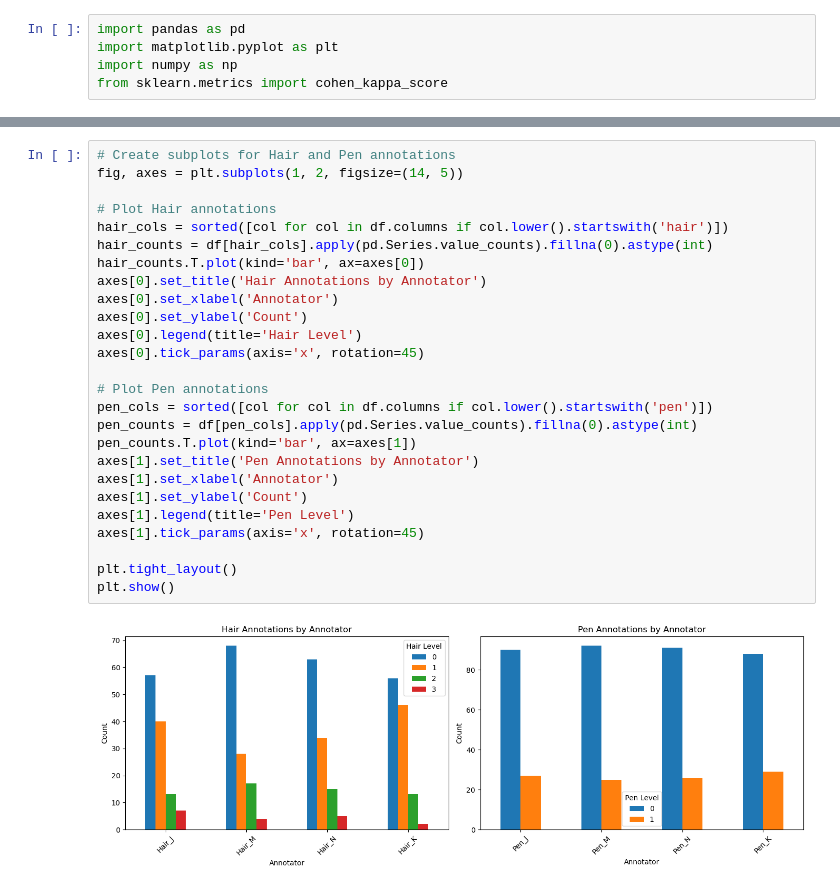
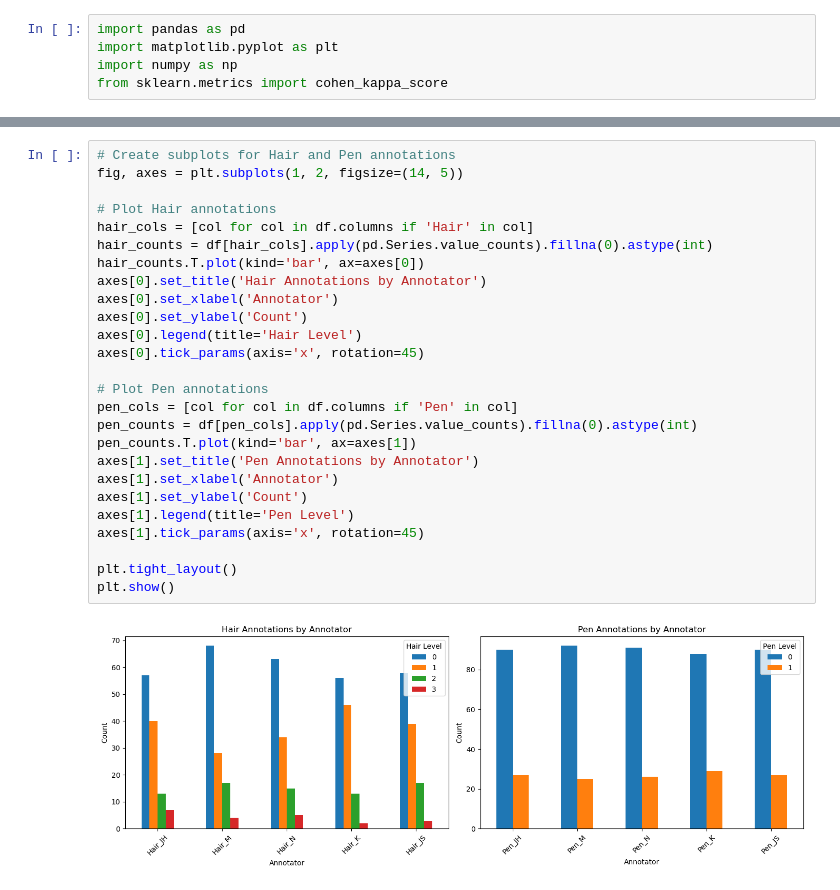
Before and after one commit to Jonqz/ProjectInDataScience2026_GroupN, a Jupyter notebook: src/annotations.ipynb, the cells around one changed output, grey strips where cells are left out. Saved outputs shown, nothing was run; the diff lists cells and outputs as text.

```diff
--- a/src/annotations.ipynb
+++ b/src/annotations.ipynb
@@ -84,28 +101,28 @@ _______Kappa score of pen marks_______
 # %%
 # Create subplots for Hair and Pen annotations
 fig, axes = plt.subplots(1, 2, figsize=(14, 5))
 
 # Plot Hair annotations
-hair_cols = sorted([col for col in df.columns if col.lower().startswith('hair')])
+hair_cols = [col for col in df.columns if 'Hair' in col]
 hair_counts = df[hair_cols].apply(pd.Series.value_counts).fillna(0).astype(int)
 hair_counts.T.plot(kind='bar', ax=axes[0])
 axes[0].set_title('Hair Annotations by Annotator')
 axes[0].set_xlabel('Annotator')
 axes[0].set_ylabel('Count')
 axes[0].legend(title='Hair Level')
 axes[0].tick_params(axis='x', rotation=45)
 
 # Plot Pen annotations
-pen_cols = sorted([col for col in df.columns if col.lower().startswith('pen')])
+pen_cols = [col for col in df.columns if 'Pen' in col]
 pen_counts = df[pen_cols].apply(pd.Series.value_counts).fillna(0).astype(int)
 pen_counts.T.plot(kind='bar', ax=axes[1])
 axes[1].set_title('Pen Annotations by Annotator')
 axes[1].set_xlabel('Annotator')
 axes[1].set_ylabel('Count')
 axes[1].legend(title='Pen Level')
 axes[1].tick_params(axis='x', rotation=45)
 
 plt.tight_layout()
 plt.show()
 # %% [output]
-[figure, old version]
+[figure, new version]
```
Also changed, not shown: parts of 5 cells of this notebook, 2 other files.
